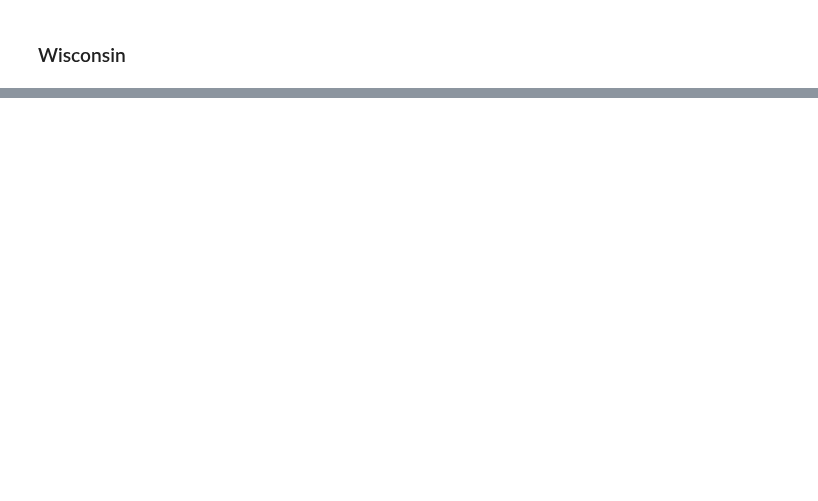
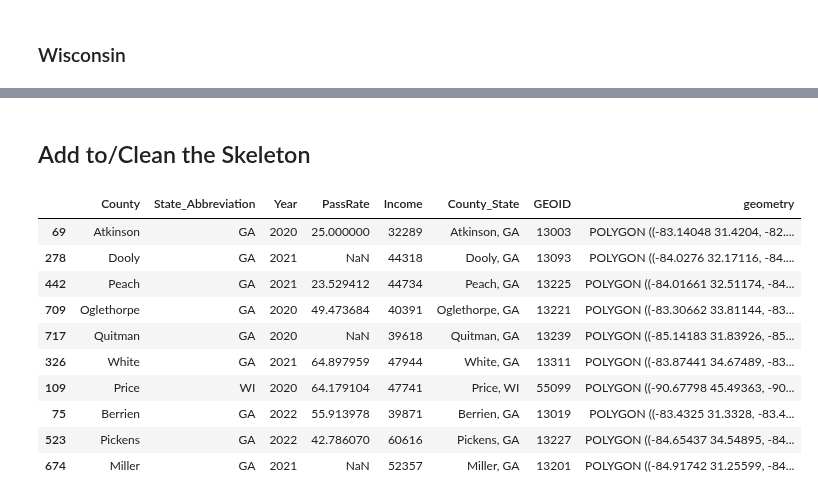
Before and after one commit to mcelhens/AP-Outcomes-to-University-Metrics, a Jupyter notebook: streamlit_app/Preparing_Counties_Choropleth.ipynb, the cells around one changed output, grey strips where cells are left out. Cells and saved outputs as stored; diff of their text form; code cells hidden in the pictures; blank space fills up the shorter version.

```diff
--- a/streamlit_app/Preparing_Counties_Choropleth.ipynb
+++ b/streamlit_app/Preparing_Counties_Choropleth.ipynb
@@ -101,0 +240,13 @@ states_map_data.to_csv('States_Counties_Map_Data.csv')
+# %%
+incomes = gimmeCountyIncomes(prefix = prefix)
+incomes = incomes[incomes['State_Abbreviation'].isin(states_of_interest)]
+melted = incomes.melt(
+    id_vars = ['County', 'State_Abbreviation'],
+    value_vars = ['2018', '2019', '2020', '2021', '2022'],
+    var_name = 'Year',
+    value_name = 'Income'
+)
+melted['Year'] = melted['Year'].astype(int)
+melted['County'] = melted['County'].replace('Saint Croix', 'St. Croix')
+incomes = melted
+incomes.head()
@@ -101,0 +262,12 @@ states_map_data.to_csv('States_Counties_Map_Data.csv')
+# %%
+merged = skeleton.merge(
+    incomes,
+    on = ['County', 'State_Abbreviation', 'Year'],
+    how = 'left',
+    suffixes = ('', '_incomes')
+)
+merged['Income'] = merged['Income'].fillna(merged['Income_incomes'])
+merged = merged.drop(columns=['Income_incomes'])
+merged.head()
+skeleton = merged
+skeleton
@@ -101,0 +288,18 @@ states_map_data.to_csv('States_Counties_Map_Data.csv')
+# %% [markdown]
+## Add to/Clean the Skeleton
+# %%
+skeleton['County_State'] = skeleton['County'] + ', ' + skeleton['State_Abbreviation']
+skeleton = skeleton[['County', 'State_Abbreviation', 'Year', 'PassRate', 'Income', 'County_State', 'GEOID', 'geometry']]
+skeleton.sample(10)
+# %% [output]
+|  | County | State_Abbreviation | Year | PassRate | Income | County_State | GEOID | geometry |
+| 69 | Atkinson | GA | 2020 | 25.000000 | 32289 | Atkinson, GA | 13003 | POLYGON ((-83.14048 31.4204, -82.... |
+| 278 | Dooly | GA | 2021 | NaN | 44318 | Dooly, GA | 13093 | POLYGON ((-84.0276 32.17116, -84.... |
+| 442 | Peach | GA | 2021 | 23.529412 | 44734 | Peach, GA | 13225 | POLYGON ((-84.01661 32.51174, -84... |
+| 709 | Oglethorpe | GA | 2020 | 49.473684 | 40391 | Oglethorpe, GA | 13221 | POLYGON ((-83.30662 33.81144, -83... |
+| 717 | Quitman | GA | 2020 | NaN | 39618 | Quitman, GA | 13239 | POLYGON ((-85.14183 31.83926, -85... |
+| 326 | White | GA | 2021 | 64.897959 | 47944 | White, GA | 13311 | POLYGON ((-83.87441 34.67489, -83... |
+| 109 | Price | WI | 2020 | 64.179104 | 47741 | Price, WI | 55099 | POLYGON ((-90.67798 45.49363, -90... |
+| 75 | Berrien | GA | 2022 | 55.913978 | 39871 | Berrien, GA | 13019 | POLYGON ((-83.4325 31.3328, -83.4... |
+| 523 | Pickens | GA | 2022 | 42.786070 | 60616 | Pickens, GA | 13227 | POLYGON ((-84.65437 34.54895, -84... |
+| 674 | Miller | GA | 2021 | NaN | 52357 | Miller, GA | 13201 | POLYGON ((-84.91742 31.25599, -84... |
```
Also changed, not shown: parts of 28 cells of this notebook, 3 other files.
